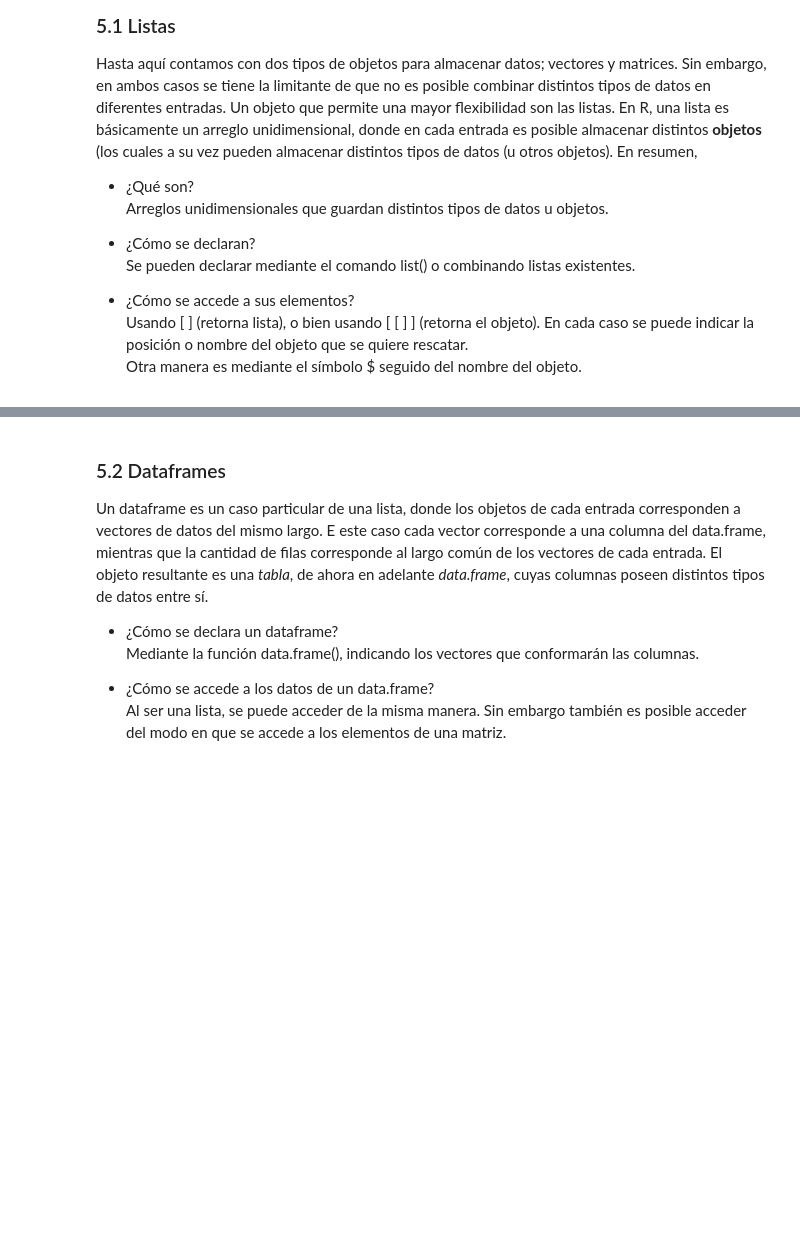
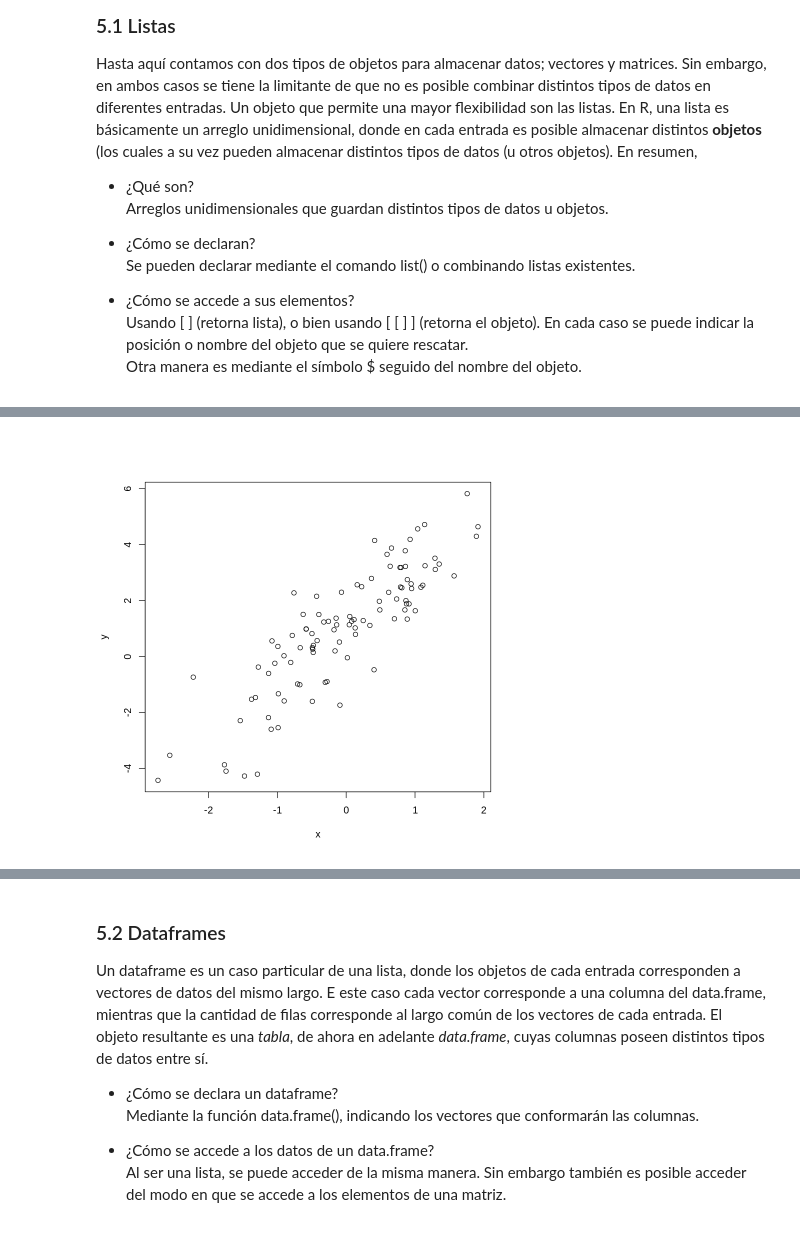
Before and after one commit to kerlesuwu/DBDC_202010_Programacion_en_R_para_ciencia_de_datos, a Jupyter notebook: Clases/Clase2/Clase_2_02_listas_y_dataframes.ipynb, the cells around one changed output, grey strips where cells are left out. Cells and saved outputs as stored; diff of their text form; code cells hidden in the pictures; blank space fills up the shorter version.

```diff
--- a/Clases/Clase2/Clase_2_02_listas_y_dataframes.ipynb
+++ b/Clases/Clase2/Clase_2_02_listas_y_dataframes.ipynb
@@ -39,0 +145,9 @@ En resumen,
+# %%
+x <- rnorm(100)
+e <- rnorm(100)
+
+y <- 2*x + 1 + e
+# %%
+plot(x,y)
+# %% [output]
+[figure, added]
```
Also changed, not shown: parts of 35 cells of this notebook.
